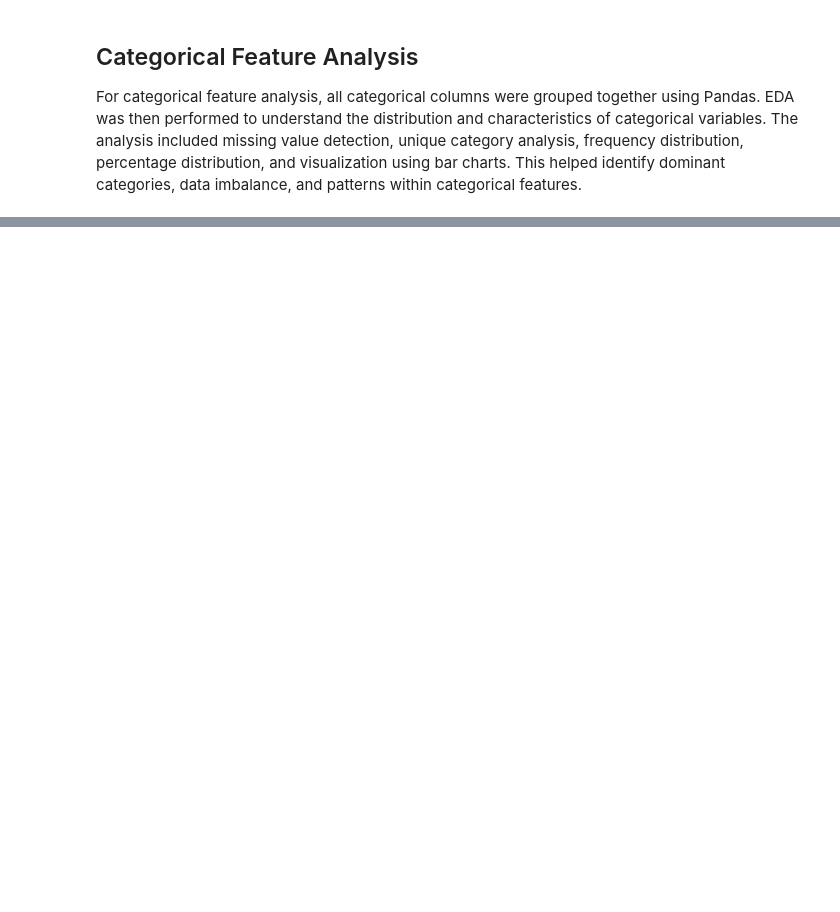
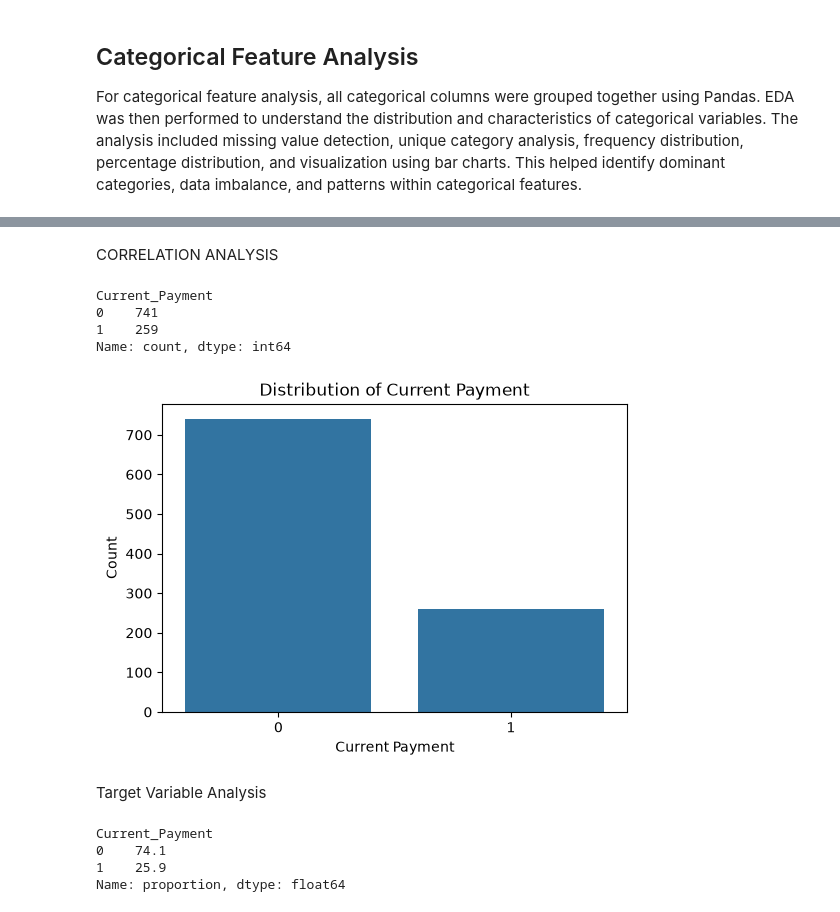
Before and after one commit to parthkakani12/NeoSOFT_Parth_Kakani, a Jupyter notebook: PPM_EDA_FINAL.ipynb, the cells around one changed output, grey strips where cells are left out. Drawn from its saved outputs; the diff is of its cells as text; code cells hidden in the pictures; blank space fills up the shorter version.

```diff
--- a/PPM_EDA_FINAL.ipynb
+++ b/PPM_EDA_FINAL.ipynb
@@ -282,0 +407,40 @@ high_corr.sort_values(
+# %% [markdown]
+CORRELATION ANALYSIS
+# %%
+df["Current_Payment"].value_counts()
+# %% [output]
+Current_Payment
+0    741
+1    259
+Name: count, dtype: int64
+# %%
+import seaborn as sns
+import matplotlib.pyplot as plt
+
+plt.figure(figsize=(6,4))
+
+sns.countplot(
+    x=df["Current_Payment"]
+)
+
+plt.title("Distribution of Current Payment")
+plt.xlabel("Current Payment")
+plt.ylabel("Count")
+
+plt.show()
+# %% [output]
+[figure, added]
+# %% [markdown]
+Target Variable Analysis
+# %%
+df["Current_Payment"].value_counts()
+(
+    df["Current_Payment"]
+    .value_counts(normalize=True)
+    * 100
+).round(2)
+# %% [output]
+Current_Payment
+0    74.1
+1    25.9
+Name: proportion, dtype: float64
```
Also changed, not shown: parts of 43 cells of this notebook.
